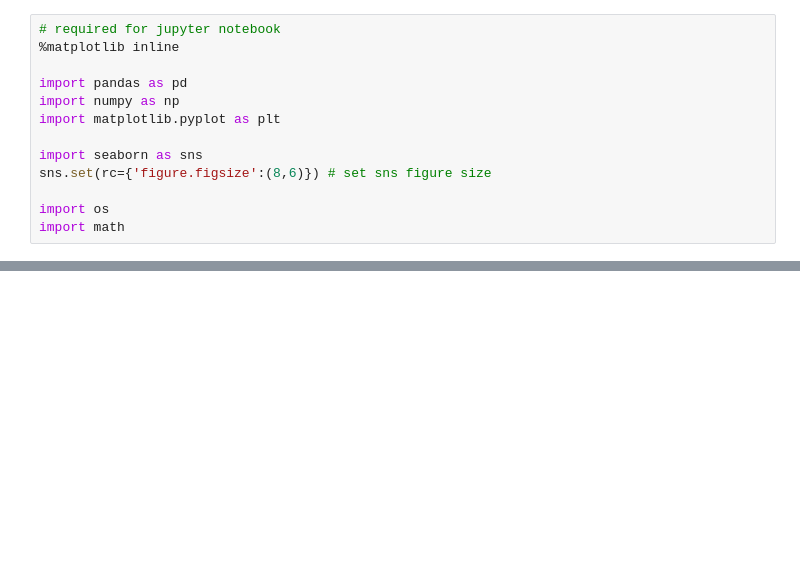
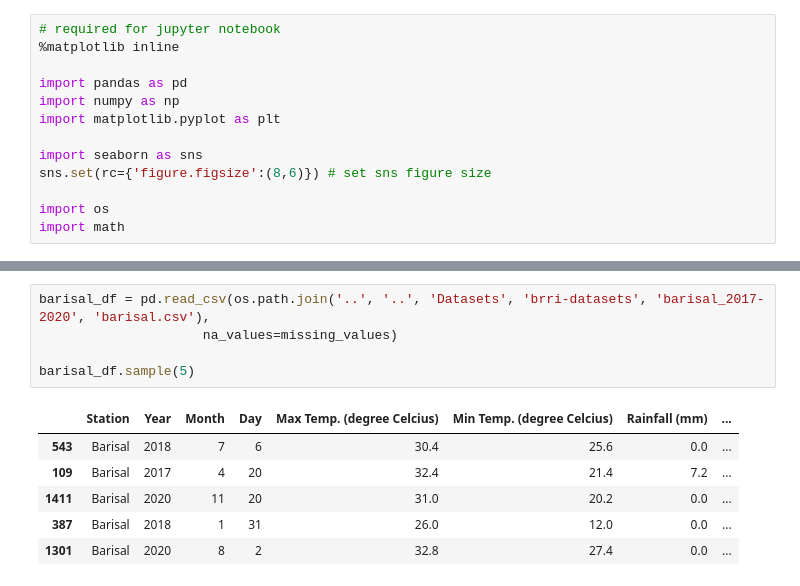
Before and after one commit to RifatIslamOmio/Weather-WaterLevel-Prediction-ML, a Jupyter notebook: Notebooks/brri-dataset/brri-dataset_pre-process_weekly-avg.ipynb, the cells around one changed output, grey strips where cells are left out. Drawn from its saved outputs; the diff is of its cells as text; blank space fills up the shorter version.

```diff
--- a/Notebooks/brri-dataset/brri-dataset_pre-process_weekly-avg.ipynb
+++ b/Notebooks/brri-dataset/brri-dataset_pre-process_weekly-avg.ipynb
@@ -60,0 +42,12 @@ gazipur_df.head()
+# %%
+barisal_df = pd.read_csv(os.path.join('..', '..', 'Datasets', 'brri-datasets', 'barisal_2017-2020', 'barisal.csv'),
+                     na_values=missing_values)
+
+barisal_df.sample(5)
+# %% [output]
+|  | Station | Year | Month | Day | Max Temp. (degree Celcius) | Min Temp. (degree Celcius) | Rainfall (mm) | ... |
+| 543 | Barisal | 2018 | 7 | 6 | 30.4 | 25.6 | 0.0 | ... |
+| 109 | Barisal | 2017 | 4 | 20 | 32.4 | 21.4 | 7.2 | ... |
+| 1411 | Barisal | 2020 | 11 | 20 | 31.0 | 20.2 | 0.0 | ... |
+| 387 | Barisal | 2018 | 1 | 31 | 26.0 | 12.0 | 0.0 | ... |
+| 1301 | Barisal | 2020 | 8 | 2 | 32.8 | 27.4 | 0.0 | ... |
```
Also changed, not shown: parts of 33 cells of this notebook, 4 other files.
